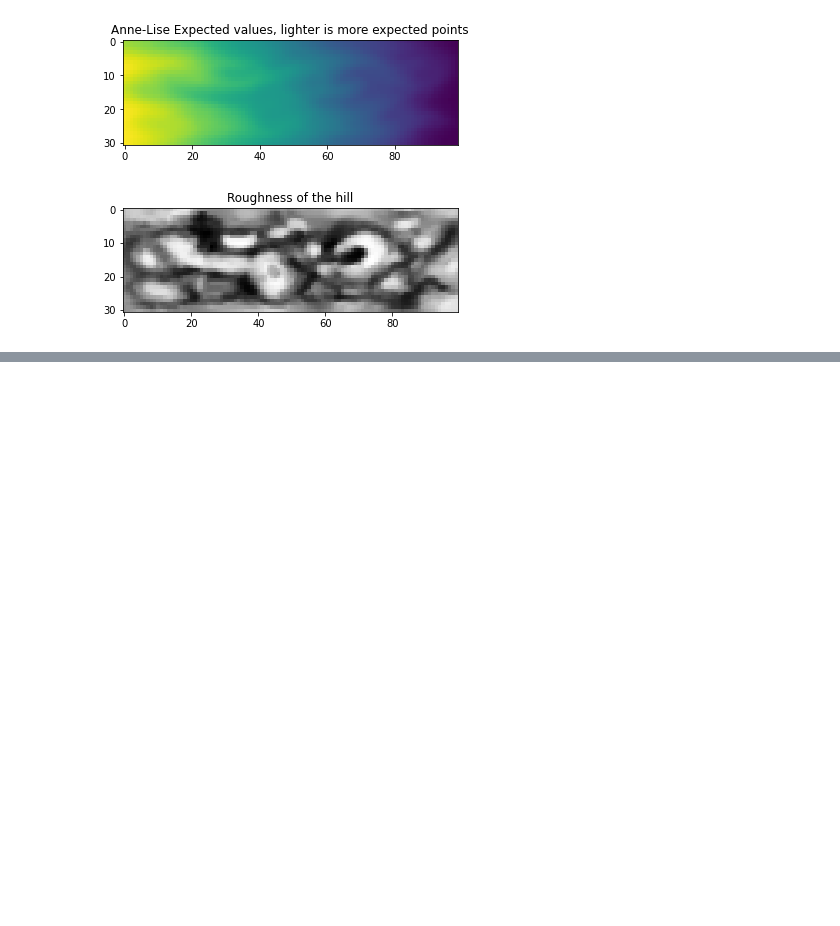
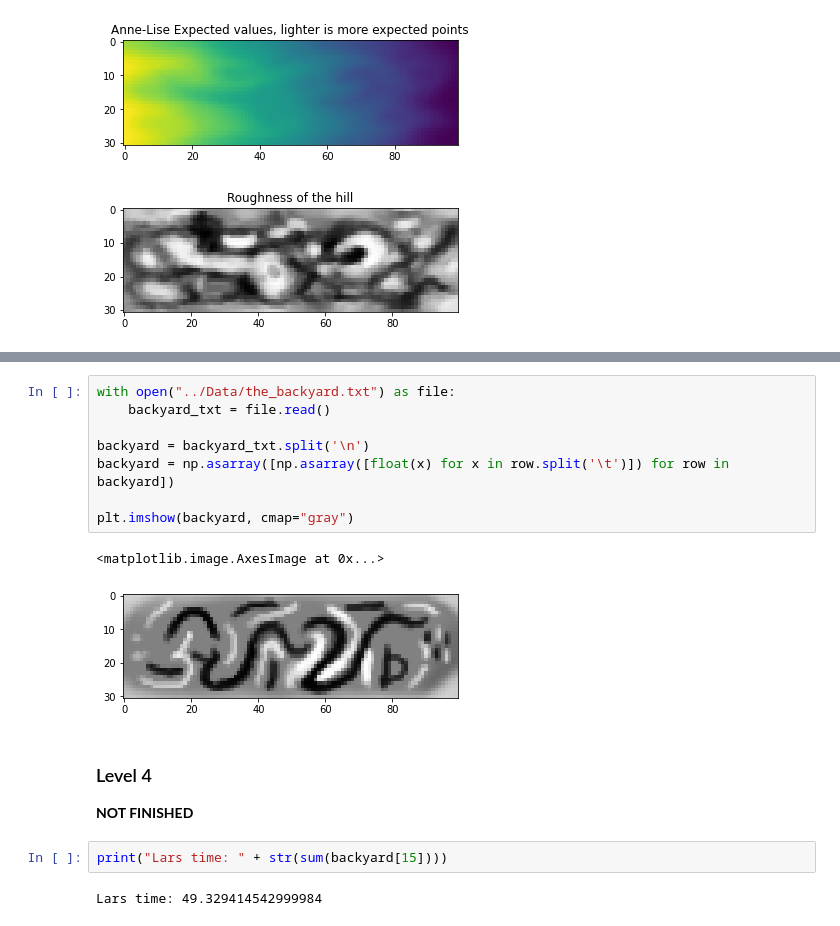
Before and after one commit to TrellixVulnTeam/INF368_65ZU, a Jupyter notebook: Weekly_Tasks/week3.ipynb, the cells around one changed output, grey strips where cells are left out. Drawn from its saved outputs; the diff is of its cells as text; blank space fills up the shorter version.

```diff
--- a/Weekly_Tasks/week3.ipynb
+++ b/Weekly_Tasks/week3.ipynb
@@ -128,0 +240,19 @@ print()
+# %%
+with open("../Data/the_backyard.txt") as file:
+    backyard_txt = file.read()
+
+backyard = backyard_txt.split('\n')
+backyard = np.asarray([np.asarray([float(x) for x in row.split('\t')]) for row in backyard])
+
+plt.imshow(backyard, cmap="gray")
+# %% [output]
+<matplotlib.image.AxesImage at 0x...>
+[figure, added]
+# %% [markdown]
+### Level 4
+
+**NOT FINISHED**
+# %%
+print("Lars time: " + str(sum(backyard[15])))
+# %% [output]
+Lars time: 49.329414542999984
```
Also changed, not shown: parts of 15 cells of this notebook, 1 other file.
